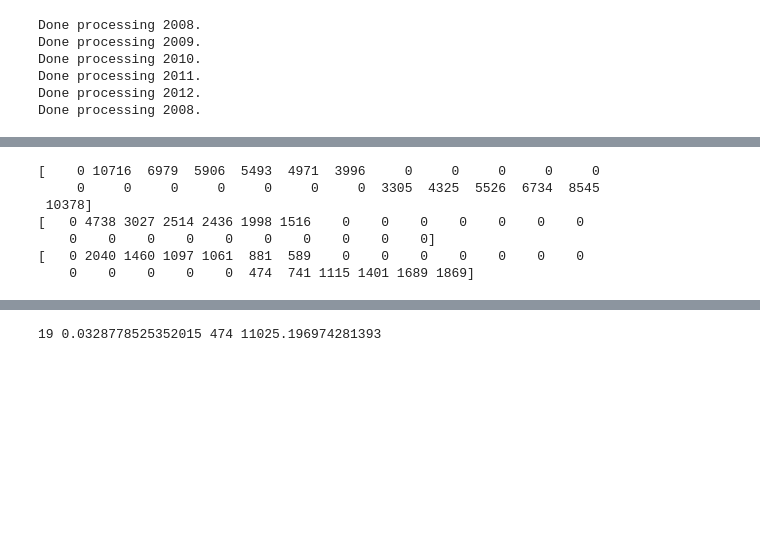
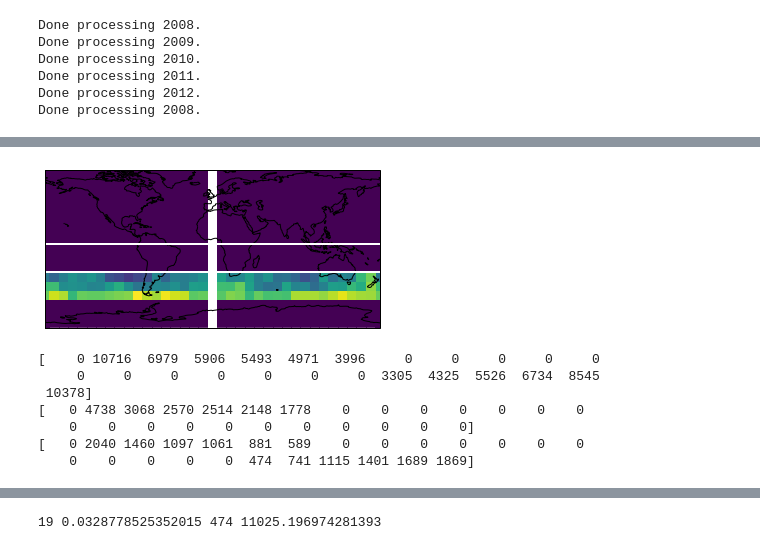
Before and after one commit to NOAA-GFDL/MDTF-diagnostics, a Jupyter notebook: diagnostics/etc_composites/remove/subset_latitudes.ipynb, the cells around one changed output, grey strips where cells are left out. Cells and saved outputs as stored; diff of their text form; code cells hidden in the pictures; blank space fills up the shorter version.

```diff
--- a/diagnostics/etc_composites/remove/subset_latitudes.ipynb
+++ b/diagnostics/etc_composites/remove/subset_latitudes.ipynb
@@ -142,20 +177,38 @@ print(erai_obs_lon.shape)
+# %%
+import cartopy
+from cartopy.util import add_cyclic_point
+
+plt.figure()
+ax = plt.subplot(projection=cartopy.crs.PlateCarree())
+H, x, y = np.histogram2d(erai_obs_lon, erai_obs_lat, bins=(np.arange(0, 360, 10), np.arange(-90, 90, 10)))
+H = H.T
+lon = x[:-1] + 5
+lat = y
+H, lon = add_cyclic_point(H, coord=lon)
+ax.pcolormesh(lon, lat, H)
+ax.coastlines(color='k')
+ax.plot([-180, 180], [0, 0], color='w', lw=2.)
+ax.plot([-180, 180], [-30, -30], color='w', lw=2.)
+plt.show()
+# %% [output]
+[figure, added]
 # %%
 # ERAI disbribution for the observations (entire collection of cyclones)
 bins = np.arange(-60, 60, 5)
 erai_lat_ind = np.digitize(erai_lat, bins=bins)
-erai_lat_bin_counts = np.bincount(erai_lat_ind, minlength=len(bins))
+erai_lat_bin_counts = np.bincount(erai_lat_ind, minlength=len(bins)+1)
 erai_pct = erai_lat_bin_counts/np.sum(erai_lat_bin_counts)
 erai_pct[erai_lat_bin_counts == 0] = np.nan
 
 # ERAI disbribution for the observations(SH Ocean Warm)
 erai_obs_lat_ind = np.digitize(erai_obs_lat, bins=bins)
-erai_obs_lat_bin_counts = np.bincount(erai_obs_lat_ind, minlength=len(bins))
+erai_obs_lat_bin_counts = np.bincount(erai_obs_lat_ind, minlength=len(bins)+1)
 erai_obs_pct = erai_obs_lat_bin_counts/np.sum(erai_obs_lat_bin_counts)
 erai_obs_pct[erai_obs_lat_bin_counts == 0] = np.nan
 
 # MDTF distribution of cyclones
 mdtf_lat_ind = np.digitize(mdtf_lat, bins=bins)
-mdtf_lat_bin_counts = np.bincount(mdtf_lat_ind, minlength=len(bins))
+mdtf_lat_bin_counts = np.bincount(mdtf_lat_ind, minlength=len(bins)+1)
 mdtf_pct = mdtf_lat_bin_counts/np.sum(mdtf_lat_bin_counts)
 mdtf_pct[mdtf_lat_bin_counts == 0] = np.nan
 
@@ -166,7 +219,7 @@ print(mdtf_lat_bin_counts)
 [    0 10716  6979  5906  5493  4971  3996     0     0     0     0     0
      0     0     0     0     0     0     0  3305  4325  5526  6734  8545
  10378]
-[   0 4738 3027 2514 2436 1998 1516    0    0    0    0    0    0    0
-    0    0    0    0    0    0    0    0    0    0]
+[   0 4738 3068 2570 2514 2148 1778    0    0    0    0    0    0    0
+    0    0    0    0    0    0    0    0    0    0    0]
 [   0 2040 1460 1097 1061  881  589    0    0    0    0    0    0    0
     0    0    0    0    0  474  741 1115 1401 1689 1869]
```
Also changed, not shown: parts of 20 cells of this notebook, 9 other files.
